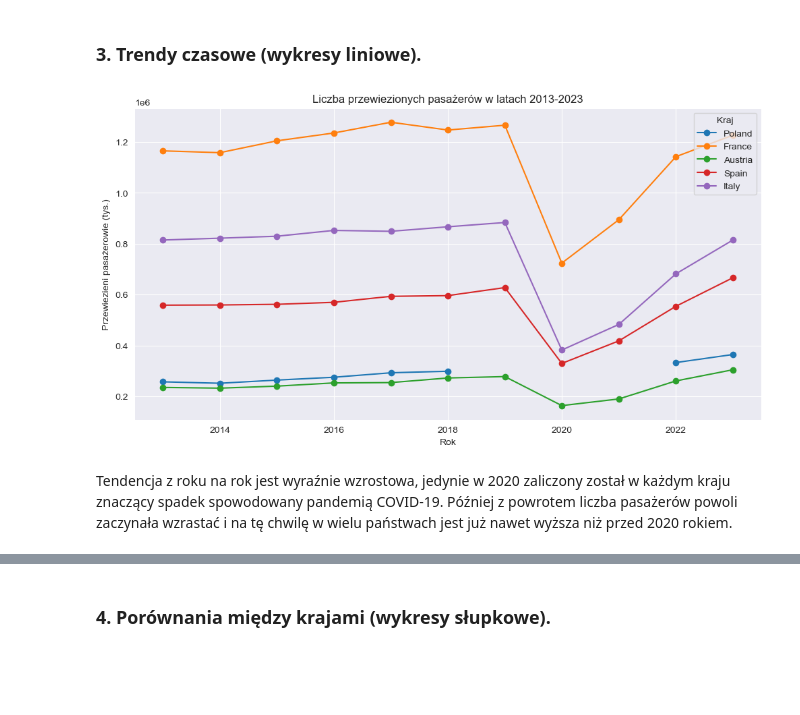
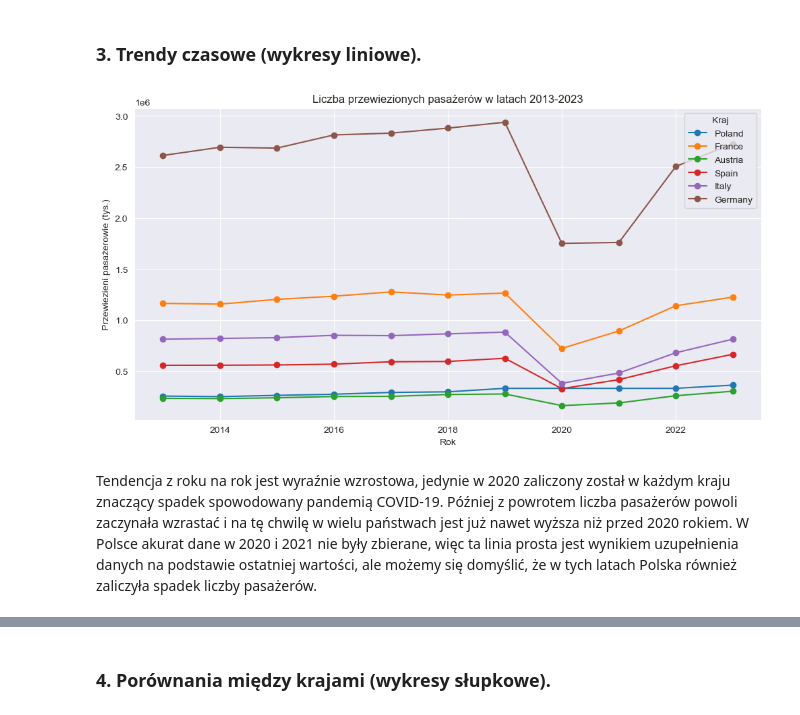
Before and after one commit to SzymonKovalski/ExploracjaTransportuKolejowego, a Jupyter notebook: analiza.ipynb, the cells around one changed output, grey strips where cells are left out. Drawn from its saved outputs; the diff is of its cells as text; code cells hidden in the pictures; blank space fills up the shorter version.

Commit message:
Dodano imputacje danych i wykresy

```diff
--- a/analiza.ipynb
+++ b/analiza.ipynb
@@ -218,5 +210,5 @@ Ze względu na to, że niektóre państwa dla każdego roku mają duże braki da
 # %%
-countries_to_remove = [ 'Belgium', 'Netherlands', 'Switzerland']
+countries_to_remove = [ 'Belgium', 'Bulgaria', 'Netherlands', 'Switzerland']
 
 tables_cleaned_col_row = tables_cleaned_col[~tables['country'].isin(countries_to_remove)]
 print("Braki danych: \n", tables_cleaned_col_row.isnull().sum())
@@ -271,0 +265,38 @@ tables = tables_cleaned_col_row
+# %%
+from sklearn.linear_model import LinearRegression
+
+# Funkcja do imputacji regresją
+def imputacja_regresja(df, target_column, feature_columns):
+
+    train_data = df.dropna(subset=[target_column])
+
+    X_train = train_data[feature_columns]
+    y_train = train_data[target_column]
+
+    model = LinearRegression()
+    model.fit(X_train, y_train)
+
+    missing_data = df[df[target_column].isnull()]
+    X_missing = missing_data[feature_columns]
+    if len(X_missing) > 0:
+        predicted_values = model.predict(X_missing)
+
+        predicted_values = np.clip(predicted_values, a_min=0, a_max=None)
+
+        df.loc[df[target_column].isnull(), target_column] = predicted_values
+
+
+    return df
+
+# Lista cech do imputacji
+rail_features_to_impute = ['n_ve', 'ca_ve','le_ra_tr', 'le_ra_tr_el', 'le_ra_tr_nel', 'n_co_tr', 'n_ra', 'n_lo_di', 'n_ra_di', 'n_lo_el', 'n_ra_el', 'ex_in', 'in_in']
+
+# Predyktory dla długości torów kolejowych
+predictors = ['tr_tr', 'le_li', 'le_el_li', 'le_nel_li', 'gdp_pc', 'po']
+
+for feature in rail_features_to_impute:
+    tables_imputed = imputacja_regresja(tables_imputed, feature, predictors)
+
+print("Braki danych: \n", tables_imputed.isnull().sum())
+# Finalna tabela po imputacji
+tables = tables_imputed
@@ -457,23 +505,23 @@ plt.show()
 ### 3. Trendy czasowe (wykresy liniowe).
 # %%
 # Lista krajów do analizy
-kraje = ['Poland', 'France','Austria', 'Spain', 'Italy']
+kraje = ['Poland', 'France','Austria', 'Spain', 'Italy', 'Germany']
 
 plt.figure(figsize=(12, 6))
 for kraj in kraje:
     subset = tables[tables['country'] == kraj]
     plt.plot(subset['year'], subset['pa_tr'], marker='o', label=kraj)
 
 plt.title('Liczba przewiezionych pasażerów w latach 2013-2023')
 plt.xlabel('Rok')
 plt.ylabel('Przewiezieni pasażerowie (tys.)')
 plt.legend(title='Kraj')
 plt.grid(True)
 plt.show()
 # %% [output]
-[figure, old version]
+[figure, new version]
 # %% [markdown]
-Tendencja z roku na rok jest wyraźnie wzrostowa, jedynie w 2020 zaliczony został w każdym kraju znaczący spadek spowodowany pandemią COVID-19. Później z powrotem liczba pasażerów powoli zaczynała wzrastać i na tę chwilę w wielu państwach jest już nawet wyższa niż przed 2020 rokiem.
+Tendencja z roku na rok jest wyraźnie wzrostowa, jedynie w 2020 zaliczony został w każdym kraju znaczący spadek spowodowany pandemią COVID-19. Później z powrotem liczba pasażerów powoli zaczynała wzrastać i na tę chwilę w wielu państwach jest już nawet wyższa niż przed 2020 rokiem. W Polsce akurat dane w 2020 i 2021 nie były zbierane, więc ta linia prosta jest wynikiem uzupełnienia danych na podstawie ostatniej wartości, ale możemy się domyślić, że w tych latach Polska również zaliczyła spadek liczby pasażerów.
 # %%
 plt.figure(figsize=(12, 6))
 for kraj in kraje:
```
Also changed, not shown: parts of 29 cells of this notebook.
